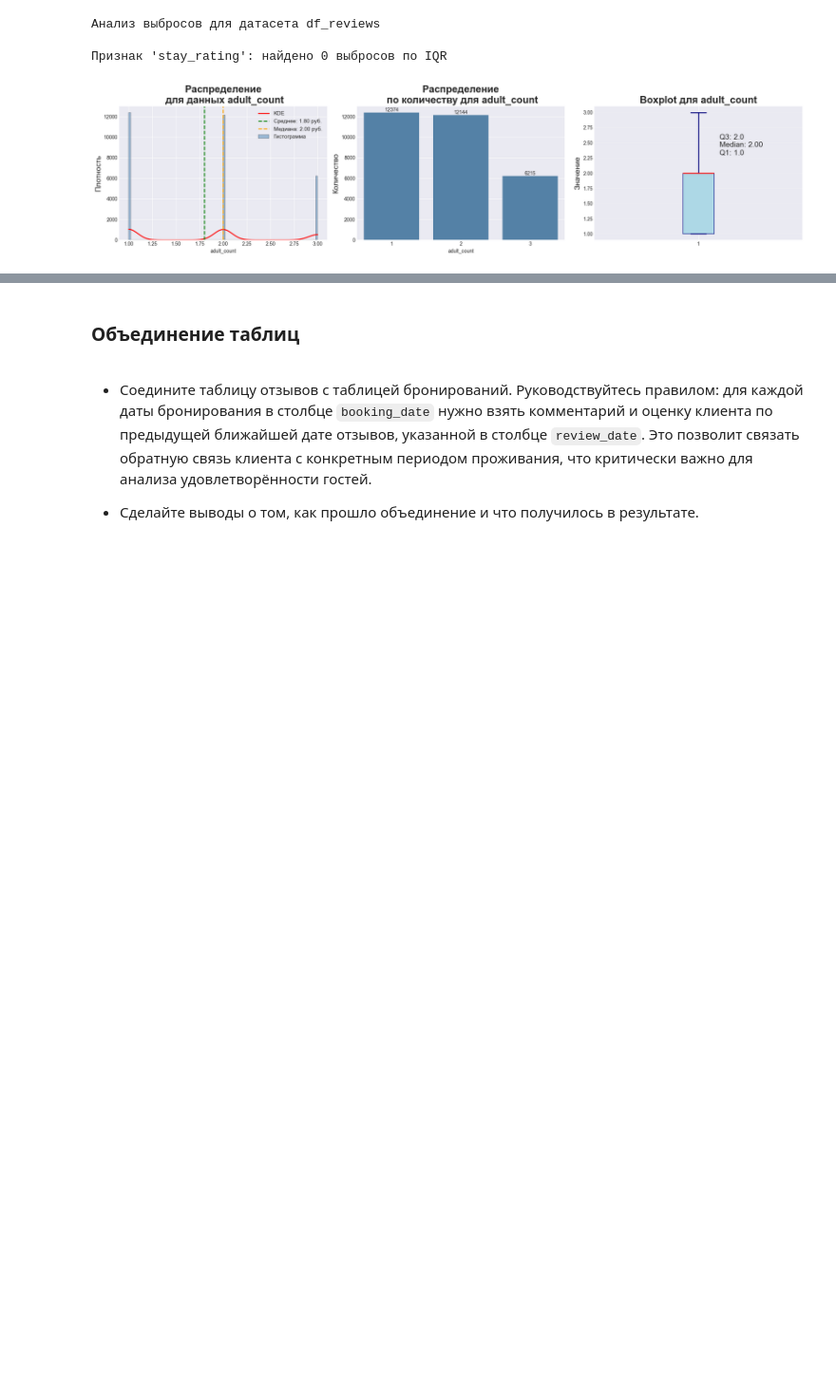
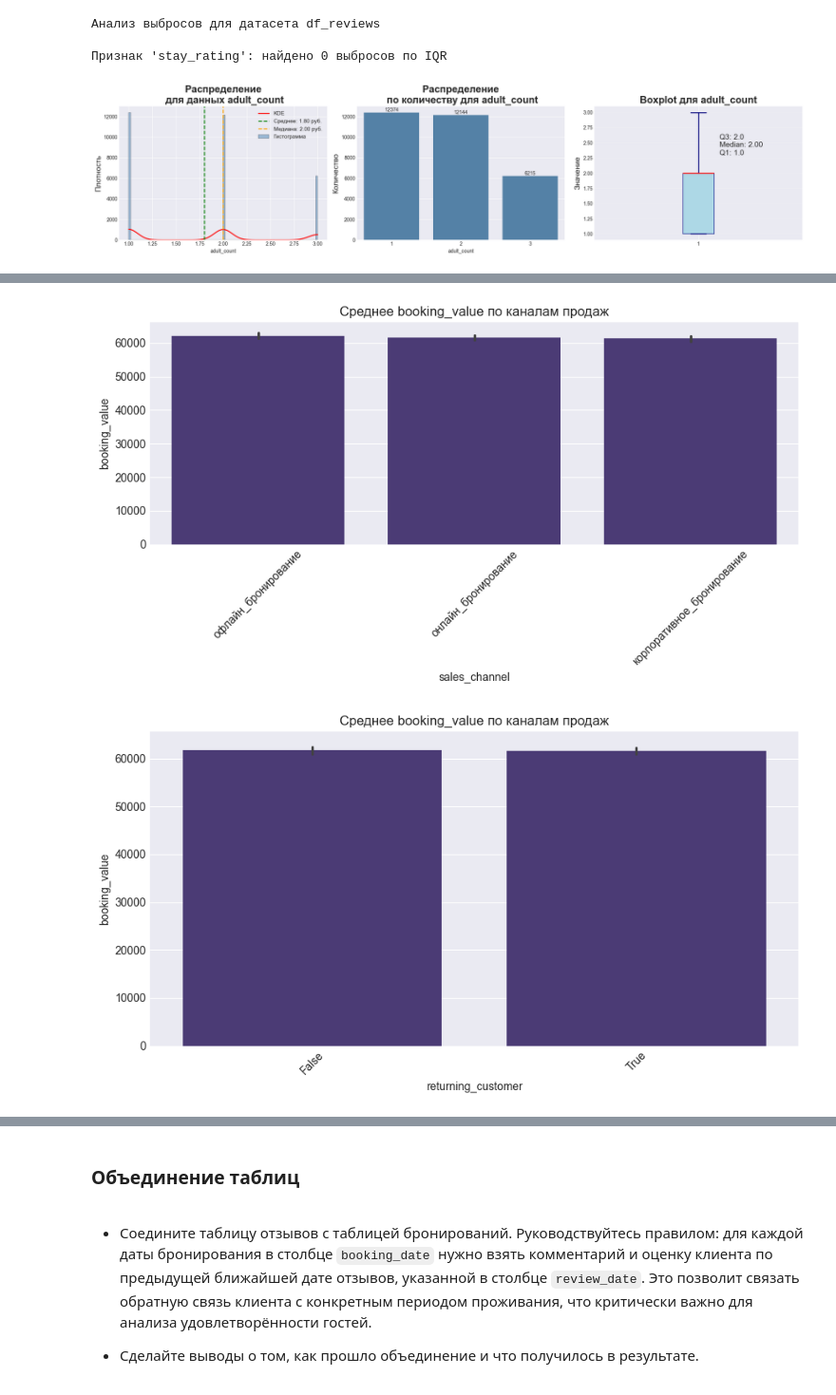
Before and after one commit to MEYakunin/Sprint17_Booking_Cancellation_Predict, a Jupyter notebook: Sprint17_Booking_Cancellation_Predict.ipynb, the cells around one changed output, grey strips where cells are left out. Shown at 95% size. Saved outputs shown, nothing was run; the diff lists cells and outputs as text; code cells hidden in the pictures; blank space fills up the shorter version.

```diff
--- a/Sprint17_Booking_Cancellation_Predict.ipynb
+++ b/Sprint17_Booking_Cancellation_Predict.ipynb
@@ -424,0 +442,16 @@ plt.show()
+# %%
+for col in category_cols_booking:
+    plt.figure(figsize=(9, 5))
+    order = (df_bookings_drop_dupl
+            .groupby(col)['booking_value']
+            .mean()
+            .sort_values(ascending=False).index)
+    sns.barplot(data=df_bookings_drop_dupl, x=col, y='booking_value', order=order)
+    plt.title('Среднее booking_value по каналам продаж')
+    plt.xticks(rotation=45)
+    plt.ticklabel_format(style='plain', axis='y')
+    plt.tight_layout()
+    plt.show()
+# %% [output]
+[figure, added]
+[figure, added]
```
Also changed, not shown: parts of 5 cells of this notebook.
